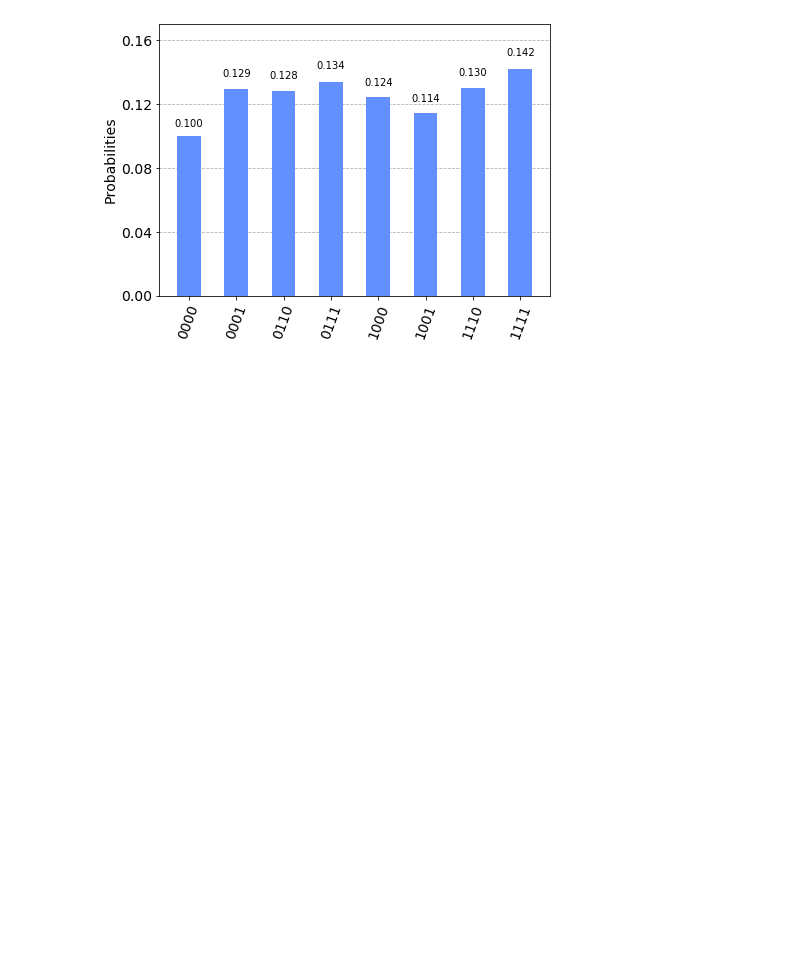
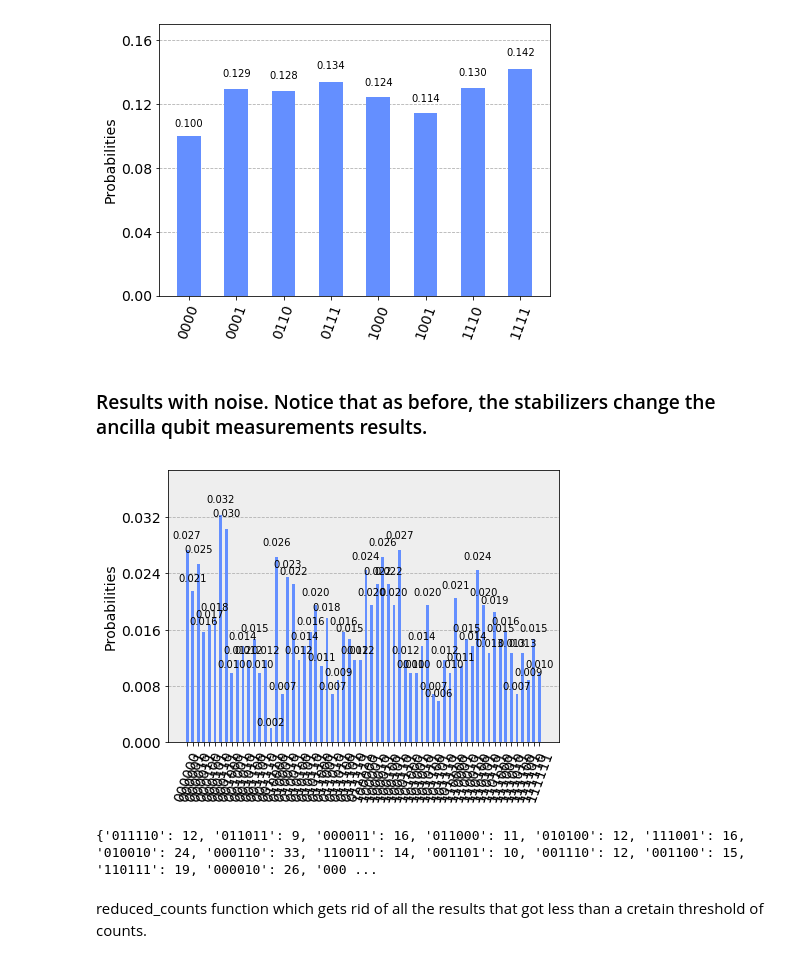
Before and after one commit to bguttel/Quantum-Computing--UGA, a Jupyter notebook: FinalMinimalSurfaceCode.ipynb, the cells around one changed output. Drawn from its saved outputs; the diff is of its cells as text; code cells hidden in the pictures; blank space fills up the shorter version.

```diff
--- a/FinalMinimalSurfaceCode.ipynb
+++ b/FinalMinimalSurfaceCode.ipynb
@@ -221,3 +221,39 @@ plot_histogram(counts)
 Credentials are already in use. The existing account in the session will be replaced.
 {'1110': 133, '1111': 145, '0000': 102, '0111': 137, '1000': 127, '1001': 117, '0001': 132, '0110': 131}
 [figure]
+# %% [markdown]
+### Results with noise. Notice that as before, the stabilizers change the ancilla qubit measurements results.
+# %%
+from qiskit.providers.aer import noise  # import Aer noise models
+
+# Choose a real device to simulate
+IBMQ.load_account()
+device = IBMQ.get_backend('ibmq_16_melbourne')
+properties = device.properties()
+coupling_map = device.configuration().coupling_map
+
+# Generate an Aer noise model for device
+noise_model = noise.device.basic_device_noise_model(properties)
+basis_gates = noise_model.basis_gates
+# %%
+# Perform noisy simulation
+backend = Aer.get_backend('qasm_simulator')
+job_sim = execute(circ, backend,
+                  coupling_map=coupling_map,
+                  noise_model=noise_model,
+                  basis_gates=basis_gates)
+sim_result = job_sim.result()
+counts = sim_result.get_counts(circ)
+
+#Plot results
+from qiskit import visualization
+#print(counts)
+visualization.plot_histogram(counts)
+# %% [output]
+[figure, added]
+# %%
+print(counts)
+# %% [output]
+{'011110': 12, '011011': 9, '000011': 16, '011000': 11, '010100': 12, '111001': 16, '010010': 24, '000110': 33, '110011': 14, '001101': 10, '001110': 12, '001100': 15, '110111': 19, '000010': 26, '000 ...
+# %% [markdown]
+reduced_counts function which gets rid of all the results that got less than a cretain threshold of counts.
```
Also changed, not shown: parts of 4 cells of this notebook.
